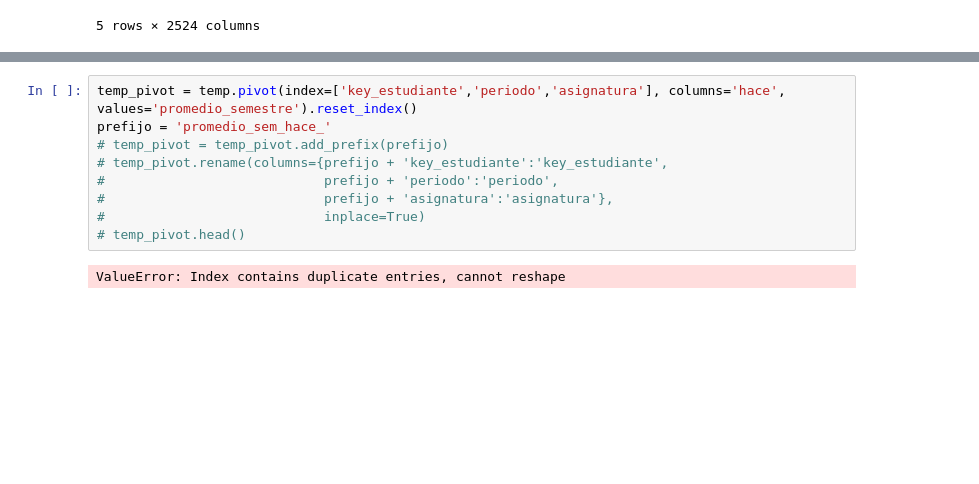
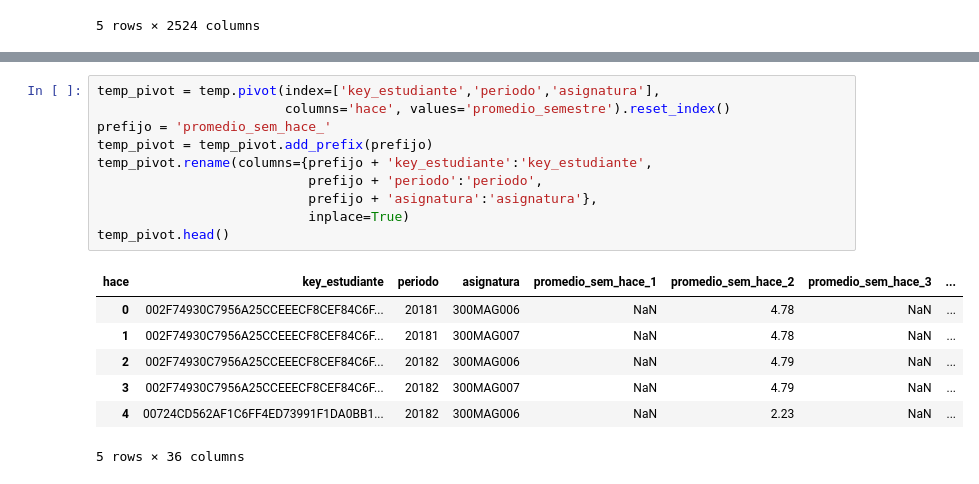
Before and after one commit to jaimereinoso2/pg2, a Jupyter notebook: prepararDATOS.ipynb, the cells around one changed output, grey strips where cells are left out. Saved outputs shown, nothing was run; the diff lists cells and outputs as text; blank space fills up the shorter version.

```diff
--- a/prepararDATOS.ipynb
+++ b/prepararDATOS.ipynb
@@ -884,11 +887,18 @@ temp.head()
 # %%
-temp_pivot = temp.pivot(index=['key_estudiante','periodo','asignatura'], columns='hace', values='promedio_semestre').reset_index()
+temp_pivot = temp.pivot(index=['key_estudiante','periodo','asignatura'],
+                        columns='hace', values='promedio_semestre').reset_index()
 prefijo = 'promedio_sem_hace_'
-# temp_pivot = temp_pivot.add_prefix(prefijo)
-# temp_pivot.rename(columns={prefijo + 'key_estudiante':'key_estudiante',
-#                            prefijo + 'periodo':'periodo',
-#                            prefijo + 'asignatura':'asignatura'},
-#                            inplace=True)
-# temp_pivot.head()
+temp_pivot = temp_pivot.add_prefix(prefijo)
+temp_pivot.rename(columns={prefijo + 'key_estudiante':'key_estudiante',
+                           prefijo + 'periodo':'periodo',
+                           prefijo + 'asignatura':'asignatura'},
+                           inplace=True)
+temp_pivot.head()
 # %% [output]
+| hace | key_estudiante | periodo | asignatura | promedio_sem_hace_1 | promedio_sem_hace_2 | promedio_sem_hace_3 | ... |
+| 0 | 002F74930C7956A25CCEEECF8CEF84C6F... | 20181 | 300MAG006 | NaN | 4.78 | NaN | ... |
+| 1 | 002F74930C7956A25CCEEECF8CEF84C6F... | 20181 | 300MAG007 | NaN | 4.78 | NaN | ... |
+| 2 | 002F74930C7956A25CCEEECF8CEF84C6F... | 20182 | 300MAG006 | NaN | 4.79 | NaN | ... |
+| 3 | 002F74930C7956A25CCEEECF8CEF84C6F... | 20182 | 300MAG007 | NaN | 4.79 | NaN | ... |
+| 4 | 00724CD562AF1C6FF4ED73991F1DA0BB1... | 20182 | 300MAG006 | NaN | 2.23 | NaN | ... |
-ValueError: Index contains duplicate entries, cannot reshape
+5 rows × 36 columns
```
Also changed, not shown: parts of 5 cells of this notebook, 3 other files.
